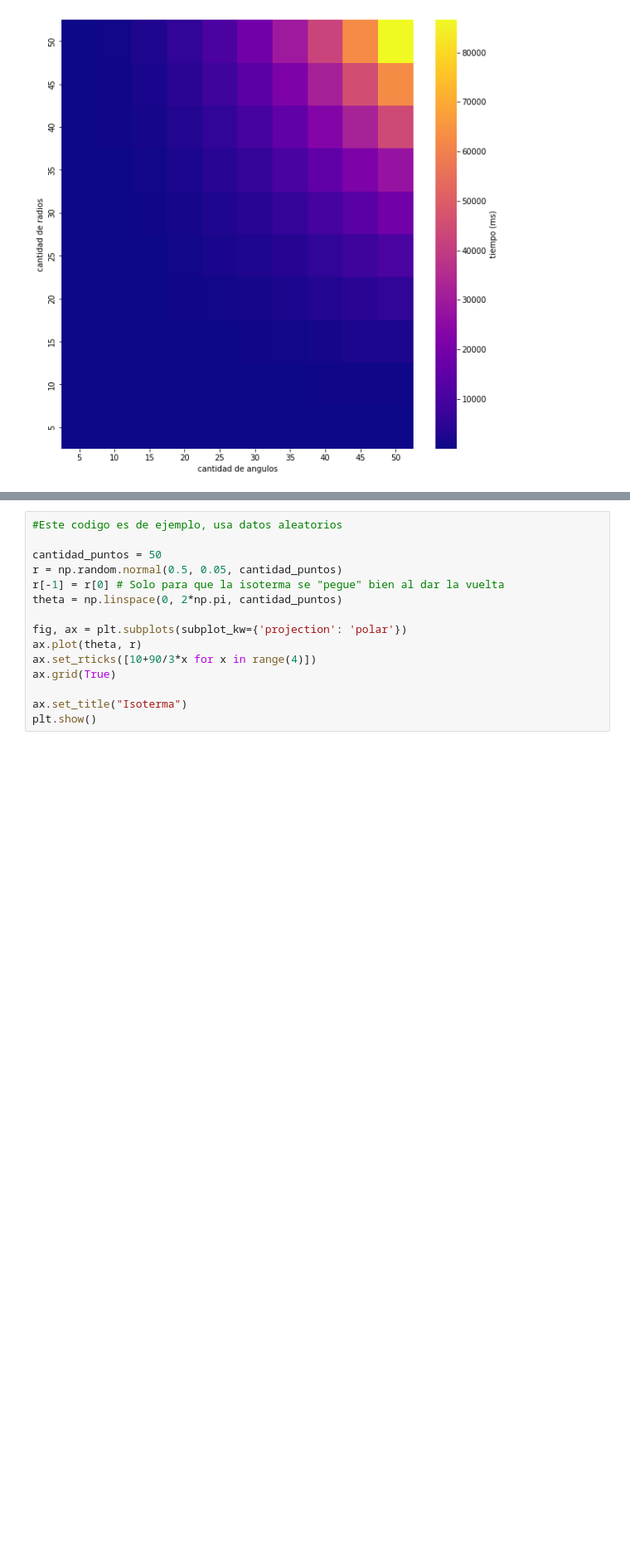
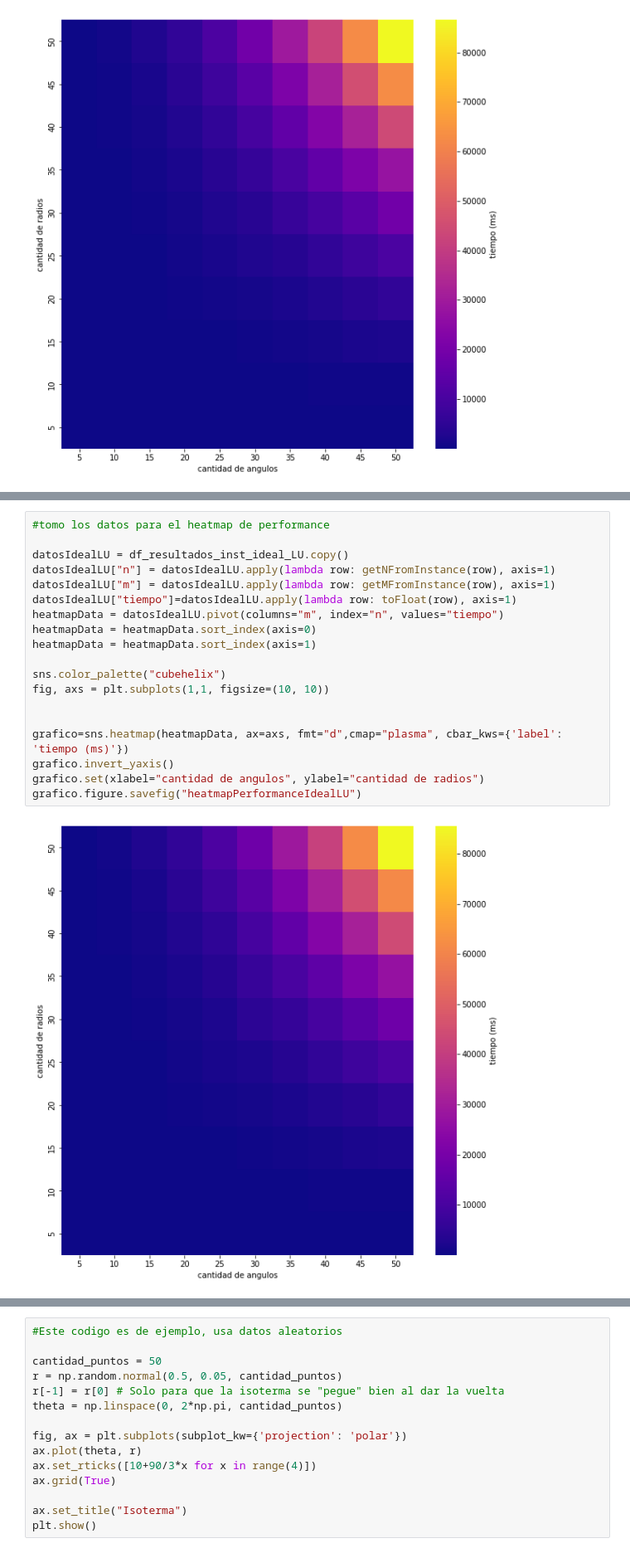
Before and after one commit to leon-suleyman/tp1-metodos, a Jupyter notebook: analisis.ipynb, the cells around one changed output, grey strips where cells are left out. Shown at 83% size. Saved outputs shown, nothing was run; the diff lists cells and outputs as text; blank space fills up the shorter version.

Commit message:
heatmaps

```diff
--- a/analisis.ipynb
+++ b/analisis.ipynb
@@ -259,3 +271,24 @@ heatmapData
 | 40 | 47.290100 | 360.79300 | 1187.58000 | 2764.71000 | 5584.0100 | 9569.3900 | 15278.5000 | 22909.0000 | 31990.8000 | 44033.0000 |
 | 45 | 61.304400 | 504.47200 | 1571.61000 | 4075.94000 | 7874.2800 | 13533.7000 | 21490.8000 | 31753.7000 | 45624.6000 | 62783.3000 |
 | 50 | 90.447900 | 697.30700 | 2384.02000 | 5585.20000 | 10920.1000 | 18653.5000 | 29595.4000 | 42616.2000 | 62544.4000 | 86603.4000 |
+# %%
+#tomo los datos para el heatmap de performance
+
+datosIdealLU = df_resultados_inst_ideal_LU.copy()
+datosIdealLU["n"] = datosIdealLU.apply(lambda row: getNFromInstance(row), axis=1)
+datosIdealLU["m"] = datosIdealLU.apply(lambda row: getMFromInstance(row), axis=1)
+datosIdealLU["tiempo"]=datosIdealLU.apply(lambda row: toFloat(row), axis=1)
+heatmapData = datosIdealLU.pivot(columns="m", index="n", values="tiempo")
+heatmapData = heatmapData.sort_index(axis=0)
+heatmapData = heatmapData.sort_index(axis=1)
+
+sns.color_palette("cubehelix")
+fig, axs = plt.subplots(1,1, figsize=(10, 10))
+
+
+grafico=sns.heatmap(heatmapData, ax=axs, fmt="d",cmap="plasma", cbar_kws={'label': 'tiempo (ms)'})
+grafico.invert_yaxis()
+grafico.set(xlabel="cantidad de angulos", ylabel="cantidad de radios")
+grafico.figure.savefig("heatmapPerformanceIdealLU")
+# %% [output]
+[figure, added]
```
Also changed, not shown: parts of 4 cells of this notebook, 2 other files.
